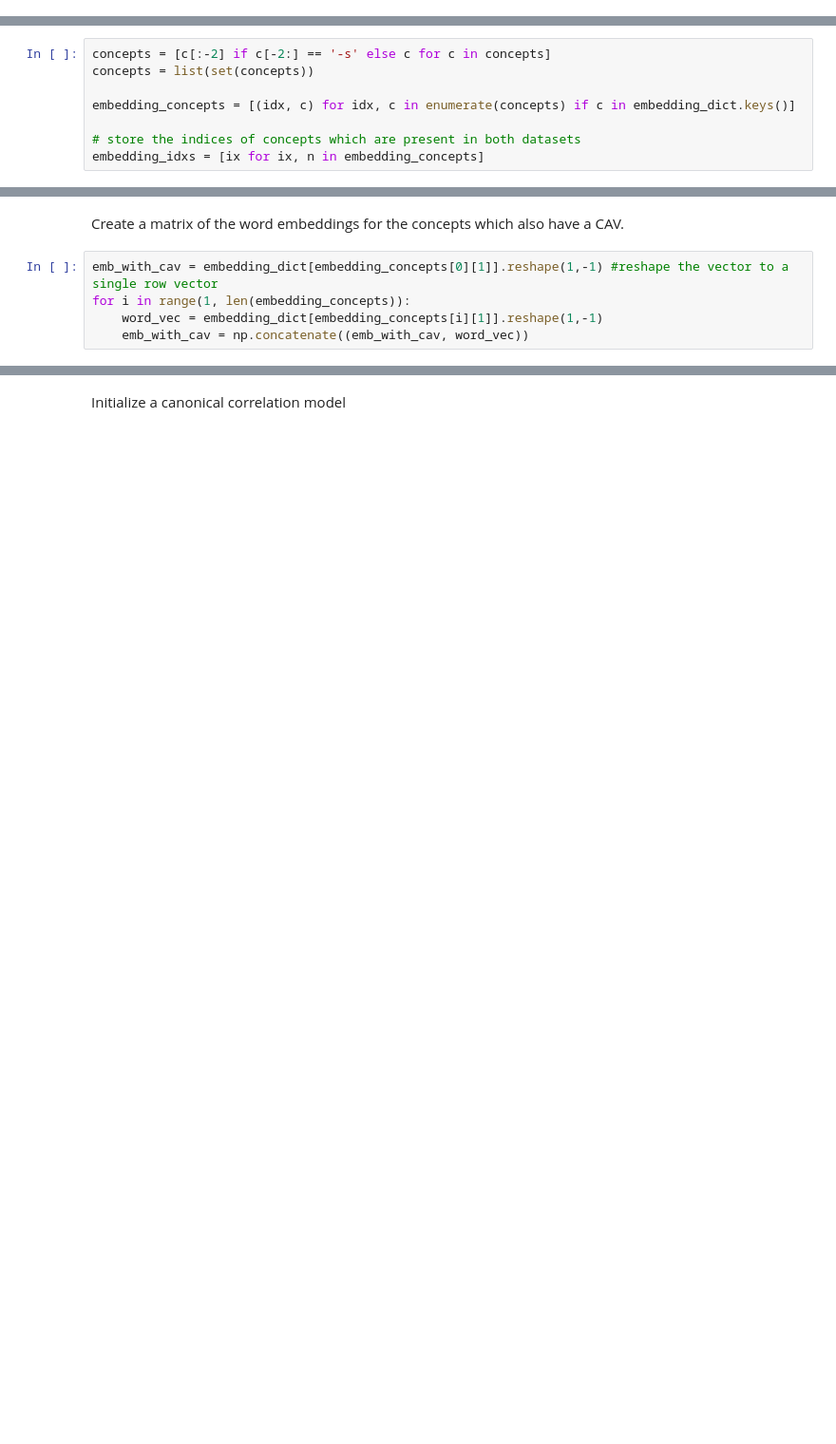
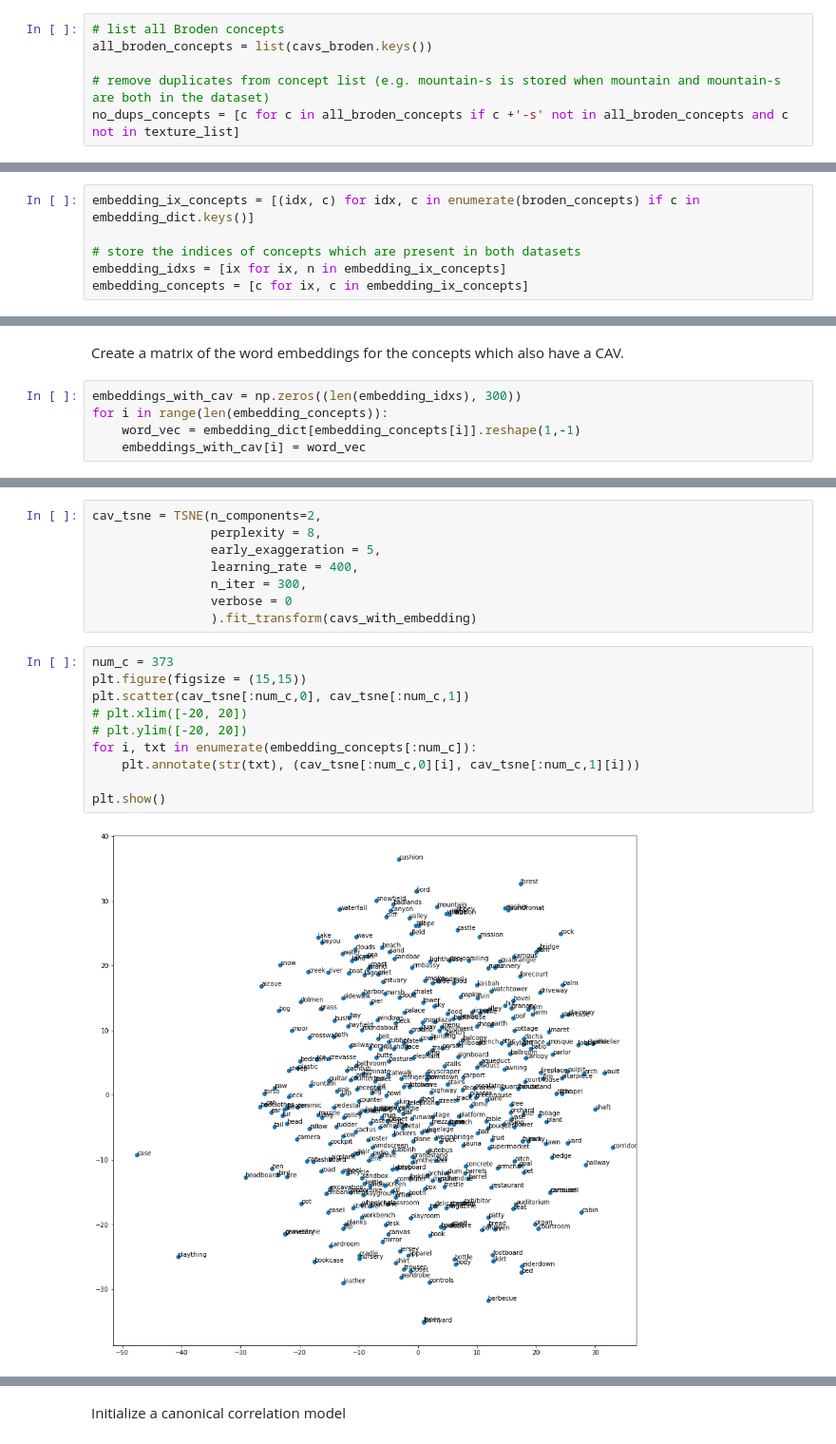
Before and after one commit to Pimmmm/Thesis-Scripts, a Jupyter notebook: p3_word_embedding.ipynb, the cells around one changed output, grey strips where cells are left out. Shown at 95% size. Saved outputs shown, nothing was run; the diff lists cells and outputs as text; blank space fills up the shorter version.

```diff
--- a/p3_word_embedding.ipynb
+++ b/p3_word_embedding.ipynb
@@ -49,4 +58,10 @@ else:
     np.save('../data/glove_embedding_matrix.npy', glove_embedding_matrix)
 # %% [markdown]
 Select the concepts from the Broden dataset, which are also available as word embedding. Several concepts in the Broden dataset end with _'-s'_. This is removed to get more concepts linked with an embedding.
+# %%
+# list all Broden concepts
+all_broden_concepts = list(cavs_broden.keys())
+
+# remove duplicates from concept list (e.g. mountain-s is stored when mountain and mountain-s are both in the dataset)
+no_dups_concepts = [c for c in all_broden_concepts if c +'-s' not in all_broden_concepts and c not in texture_list]
 # %%
@@ -64,13 +80,11 @@ cav_matrix.shape
 # %% [markdown]
 Remove the '-s' from the _scene_ concepts and store the matching cavs with the word embeddings. The index is stored to remove the unavailable concepts from the CAV matrix
 # %%
-concepts = [c[:-2] if c[-2:] == '-s' else c for c in concepts]
-concepts = list(set(concepts))
-
-embedding_concepts = [(idx, c) for idx, c in enumerate(concepts) if c in embedding_dict.keys()]
+embedding_ix_concepts = [(idx, c) for idx, c in enumerate(broden_concepts) if c in embedding_dict.keys()]
 
 # store the indices of concepts which are present in both datasets
-embedding_idxs = [ix for ix, n in embedding_concepts]
+embedding_idxs = [ix for ix, n in embedding_ix_concepts]
+embedding_concepts = [c for ix, c in embedding_ix_concepts]
 # %%
 print("The amount of CAVs with a corresponding word embedding: ", len(embedding_idxs))
 # %% [output]
@@ -84,8 +98,8 @@ cavs_with_embedding.shape
 # %% [markdown]
 Create a matrix of the word embeddings for the concepts which also have a CAV.
 # %%
-emb_with_cav = embedding_dict[embedding_concepts[0][1]].reshape(1,-1) #reshape the vector to a single row vector
-for i in range(1, len(embedding_concepts)):
-    word_vec = embedding_dict[embedding_concepts[i][1]].reshape(1,-1)
-    emb_with_cav = np.concatenate((emb_with_cav, word_vec))
+embeddings_with_cav = np.zeros((len(embedding_idxs), 300))
+for i in range(len(embedding_concepts)):
+    word_vec = embedding_dict[embedding_concepts[i]].reshape(1,-1)
+    embeddings_with_cav[i] = word_vec
 # %%
@@ -110,0 +111,20 @@ y_test = cavs_with_embedding[test_idxs]
+# %%
+cav_tsne = TSNE(n_components=2,
+                perplexity = 8,
+                early_exaggeration = 5,
+                learning_rate = 400,
+                n_iter = 300,
+                verbose = 0
+                ).fit_transform(cavs_with_embedding)
+# %%
+num_c = 373
+plt.figure(figsize = (15,15))
+plt.scatter(cav_tsne[:num_c,0], cav_tsne[:num_c,1])
+# plt.xlim([-20, 20])
+# plt.ylim([-20, 20])
+for i, txt in enumerate(embedding_concepts[:num_c]):
+    plt.annotate(str(txt), (cav_tsne[:num_c,0][i], cav_tsne[:num_c,1][i]))
+
+plt.show()
+# %% [output]
+[figure, added]
```
Also changed, not shown: parts of 73 cells of this notebook.
